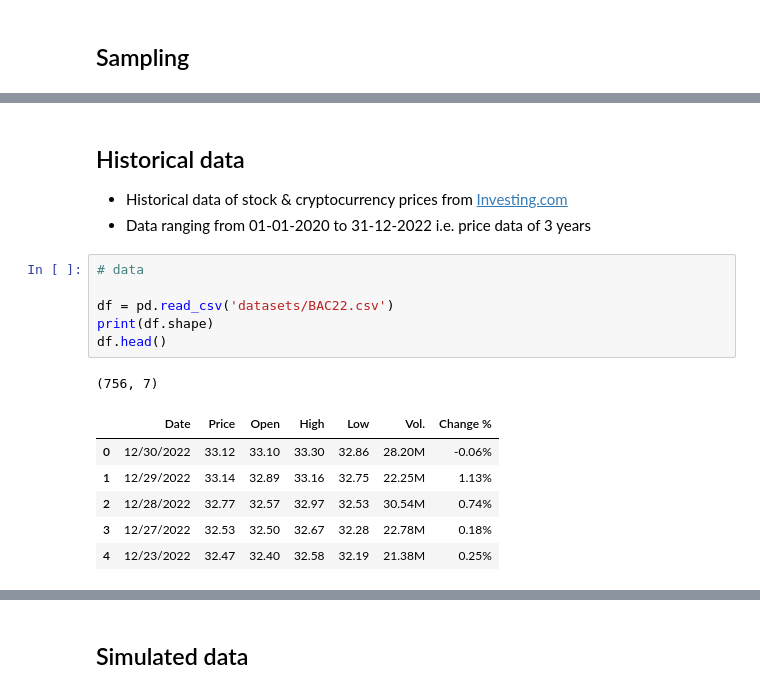
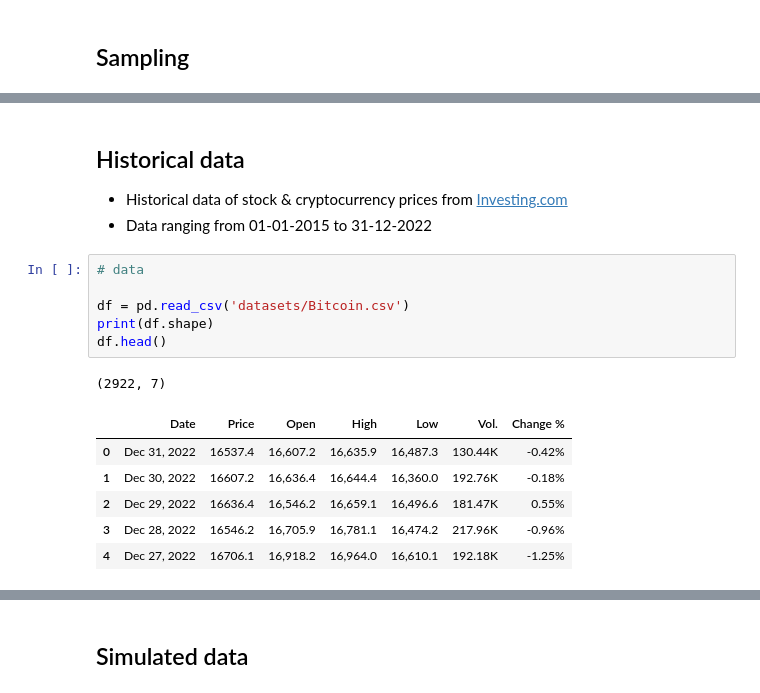
Before and after one commit to spradha1/LeuphanaAssignments, a Jupyter notebook: ProbabilisticModelling/Paper/SVmodel_mit_real_data.ipynb, the cells around one changed output, grey strips where cells are left out. Saved outputs shown, nothing was run; the diff lists cells and outputs as text.

```diff
--- a/ProbabilisticModelling/Paper/SVmodel_mit_real_data.ipynb
+++ b/ProbabilisticModelling/Paper/SVmodel_mit_real_data.ipynb
@@ -77,21 +111,21 @@ def sample_n_plot(asset_returns, mean_log_vol, shock):
 # %% [markdown]
 ## Historical data
 - Historical data of stock & cryptocurrency prices from [Investing.com](https://www.investing.com/)
-- Data ranging from 01-01-2020 to 31-12-2022 i.e. price data of 3 years
+- Data ranging from 01-01-2015 to 31-12-2022
 # %%
 # data
 
-df = pd.read_csv('datasets/BAC22.csv')
+df = pd.read_csv('datasets/Bitcoin.csv')
 print(df.shape)
 df.head()
 # %% [output]
-(756, 7)
+(2922, 7)
 |  | Date | Price | Open | High | Low | Vol. | Change % |
-| 0 | 12/30/2022 | 33.12 | 33.10 | 33.30 | 32.86 | 28.20M | -0.06% |
-| 1 | 12/29/2022 | 33.14 | 32.89 | 33.16 | 32.75 | 22.25M | 1.13% |
-| 2 | 12/28/2022 | 32.77 | 32.57 | 32.97 | 32.53 | 30.54M | 0.74% |
-| 3 | 12/27/2022 | 32.53 | 32.50 | 32.67 | 32.28 | 22.78M | 0.18% |
-| 4 | 12/23/2022 | 32.47 | 32.40 | 32.58 | 32.19 | 21.38M | 0.25% |
+| 0 | Dec 31, 2022 | 16537.4 | 16,607.2 | 16,635.9 | 16,487.3 | 130.44K | -0.42% |
+| 1 | Dec 30, 2022 | 16607.2 | 16,636.4 | 16,644.4 | 16,360.0 | 192.76K | -0.18% |
+| 2 | Dec 29, 2022 | 16636.4 | 16,546.2 | 16,659.1 | 16,496.6 | 181.47K | 0.55% |
+| 3 | Dec 28, 2022 | 16546.2 | 16,705.9 | 16,781.1 | 16,474.2 | 217.96K | -0.96% |
+| 4 | Dec 27, 2022 | 16706.1 | 16,918.2 | 16,964.0 | 16,610.1 | 192.18K | -1.25% |
 # %%
 df.describe()
 # %% [output]
```
Also changed, not shown: parts of 23 cells of this notebook, 13 other files.
